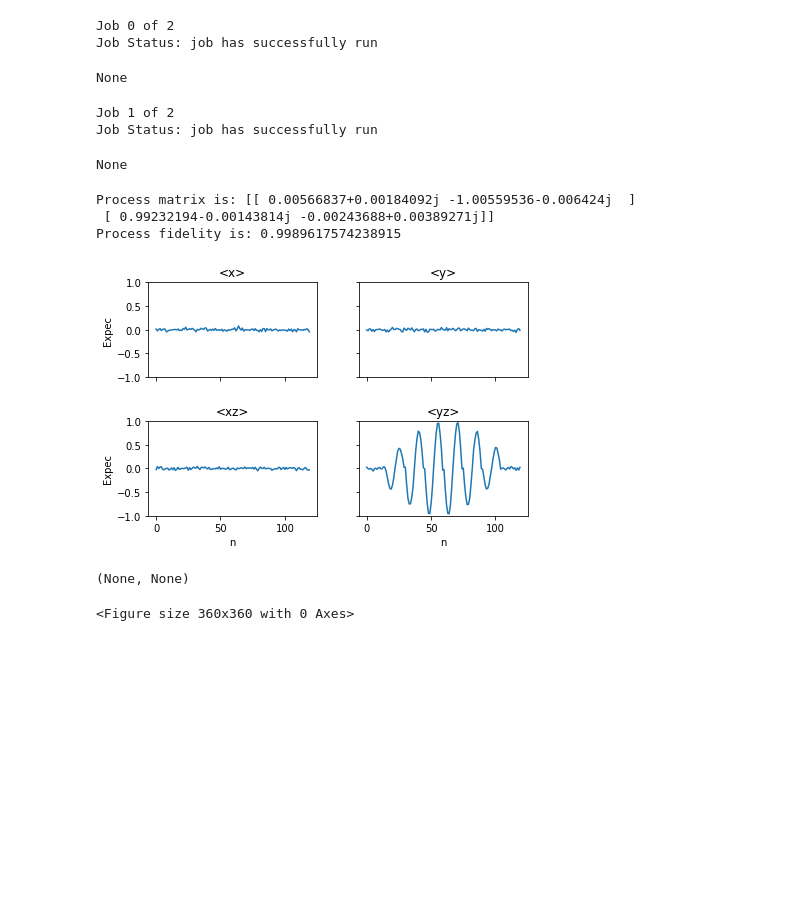
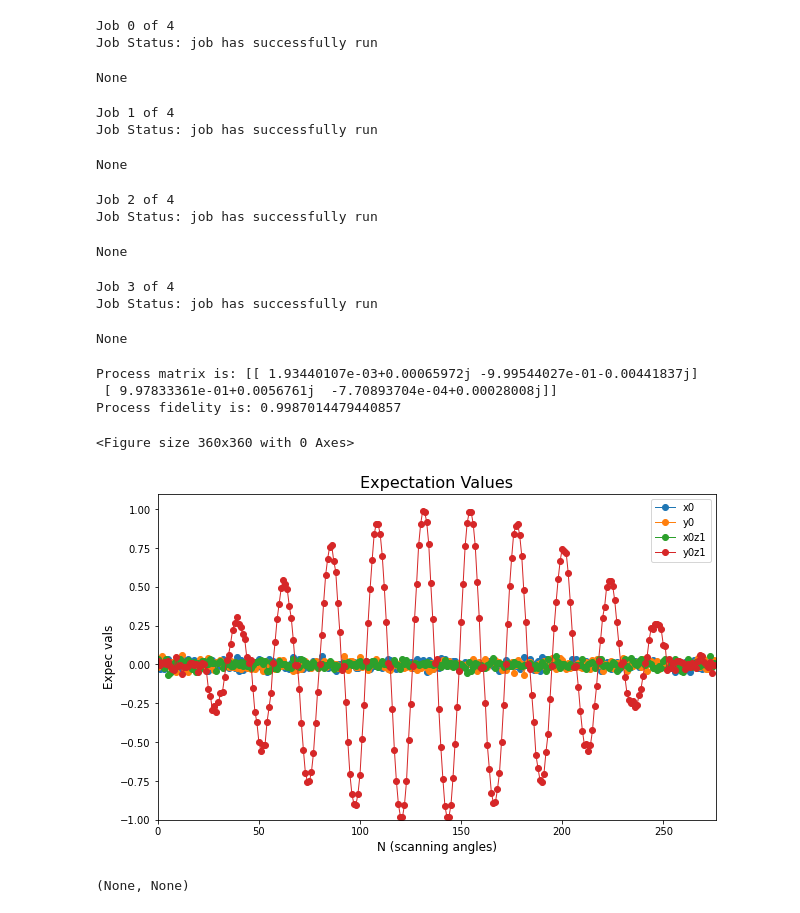
Before and after one commit to amitQC/DROPStomo, a Jupyter notebook: Examples/Single_qubit_WQPT.ipynb, the cells around one changed output. Drawn from its saved outputs; the diff is of its cells as text; code cells hidden in the pictures; blank space fills up the shorter version.

```diff
--- a/Examples/Single_qubit_WQPT.ipynb
+++ b/Examples/Single_qubit_WQPT.ipynb
@@ -43,16 +57,10 @@ simulator = Aer.get_backend('qasm_simulator')
 # %%
-# gate to tomograph. Here for example, U3 gate is used.
+# Input: gate to tomograph. Here for example, U3 gate is used.
 Up = U3Gate(theta=pi, phi=0, lam=0)
-# you can also chose a standard quantum gate as shown
+# you can also chose a standard quantum gate, such as:
 # Up = HGate()
 
 # resolution for scanning (which corresponds to number of sample points for tomography)
-# just provide res_theta: resolution of theta.
+# Input: just provide res_theta: resolution of theta.
 # resolution for phi (res_phi) = 2*res_theta-1
-res_theta = 8
-
-# this function returns quantum circuits and draw the first quantum circuit from the list.
-# --Input--
-# res_theta: resolution of polar angles for sampling between [0,pi] for tomography
-# Up: gate for state preparation
-circ_u = WQPT1Q.WQPT_1Q_circuits(res_theta,Up)
+res_theta = 12
@@ -89,37 +117,33 @@ Total number of ciruits for WQPT for single qubit are:480
 # %%
-# Target process matrix (important for calculating fidelity)
-Ut = U3Gate(theta=pi, phi=0, lam=0).to_matrix()
-
-# running quantum circuits
-# --Input--
-# res_theta: resolution of polar angles for sampling between [0,pi] for tomography
-# circuits: circuits for performing Wigner state tomography for single-qubit
-# device: provide a simulator or a quantum device
-# shots: number of shots
-# inter: interactivity of tomographed droplets.
-    # If inter=0: provides a matplotlib plot with fixed point of view.
-    # If inter=1: provides a plotly plot with three-dimensional interactive droplets. (Chose me!!)
-# Ut: target process matrix
-
 # --Output--
 # tomographed process fidelity
 # tomographed process matrix
 # plot of expectation values (required for constructing droplets)
-# droplet plots: f_{0}: droplet corresponds to identity term of the process matrix.
-    # f_{1}: droplet representing the corresponding Pauli component in the process matrix.
-    # The direction of the qubit reflects the direction of the Bloch vector and color represents the phase given by arg[dropelt function].
-    # color description: red- positive, green- negative, yellow-positive imaginary, blue-negative imaginary
-WQPT1Q.WQPT_1Q_runner(res_theta, circuits=circ_u, device=simulator, shots=1024, inter=1, Ut=Ut)
+# droplet plots: [inter = 0: non-interactive matplotlib droplet (boring), inter = 1: interactive plotly droplet (preferred)]
+    # if combine = True: gives a single droplet which is combination of f_{0} and f_{1} droplet.
+    # if combine = False:
+        # f_{0}: droplet corresponds to identity term of the process matrix.
+        # f_{1}: droplet representing the corresponding Pauli component in the process matrix.
+
+# The direction of the qubit reflects the direction of the Bloch vector and color represents the phase given by arg[dropelt function].
+# color description: red- positive, green- negative, yellow-positive imaginary, blue-negative imaginary
+WQPT1Q.WQPT_1Q_runner(res_theta, circuits=circ_u, device=simulator, shots=1024, inter=1, Ut=Up, combine = True)
 # %% [output]
-Job 0 of 2
+Job 0 of 4
 Job Status: job has successfully run
 None
-Job 1 of 2
+Job 1 of 4
 Job Status: job has successfully run
 None
-Process matrix is: [[ 0.00566837+0.00184092j -1.00559536-0.006424j  ]
- [ 0.99232194-0.00143814j -0.00243688+0.00389271j]]
-Process fidelity is: 0.9989617574238915
+Job 2 of 4
+Job Status: job has successfully run
-[figure, old version]
-(None, None)
+None
-<Figure size 360x360 with 0 Axes>
+Job 3 of 4
+Job Status: job has successfully run
+None
+Process matrix is: [[ 1.93440107e-03+0.00065972j -9.99544027e-01-0.00441837j]
+ [ 9.97833361e-01+0.0056761j  -7.70893704e-04+0.00028008j]]
+Process fidelity is: 0.9987014479440857
+<Figure size 360x360 with 0 Axes>
+[figure, new version]
+(None, None)
```
Also changed, not shown: parts of 11 cells of this notebook.
